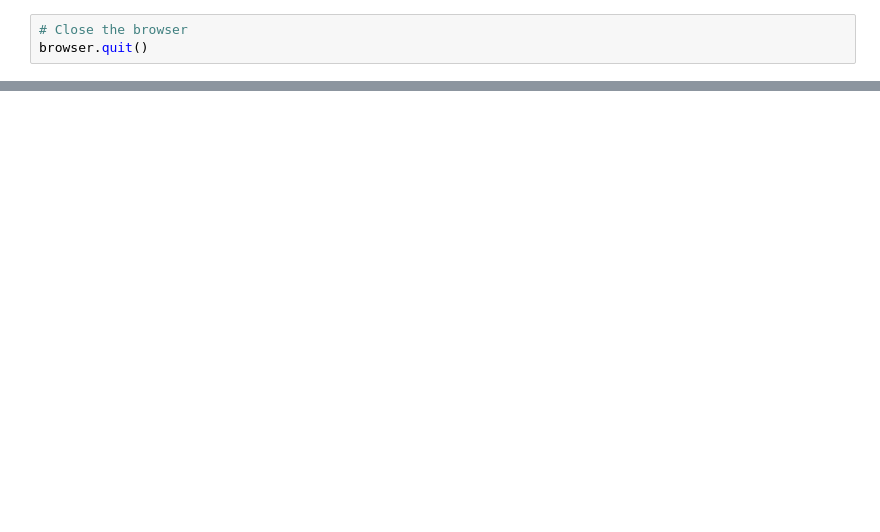
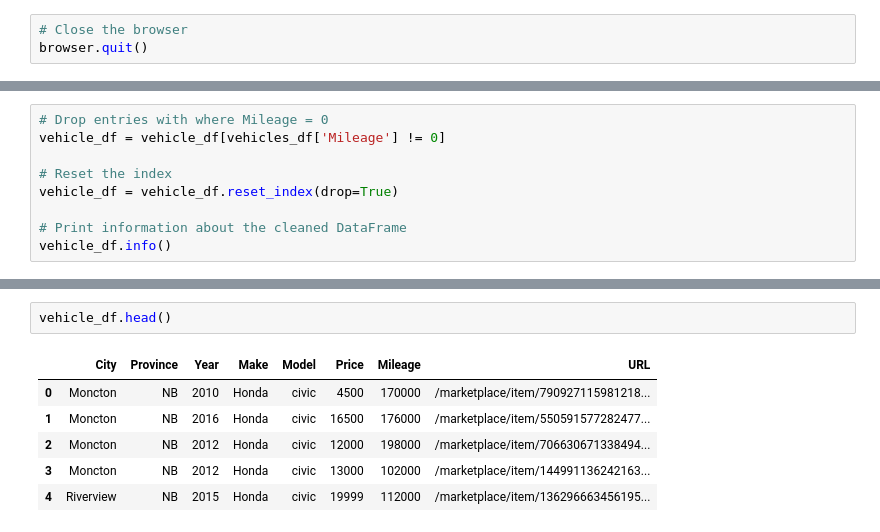
Before and after one commit to pietrostolf/facebook-marketplace-scraping, a Jupyter notebook: Marketplace_Scraper_2.ipynb, the cells around one changed output, grey strips where cells are left out. Drawn from its saved outputs; the diff is of its cells as text; blank space fills up the shorter version.

```diff
--- a/Marketplace_Scraper_2.ipynb
+++ b/Marketplace_Scraper_2.ipynb
@@ -124,0 +282,9 @@ IndexError: list assignment index out of range
+# %%
+# Drop entries with where Mileage = 0
+vehicle_df = vehicle_df[vehicles_df['Mileage'] != 0]
+
+# Reset the index
+vehicle_df = vehicle_df.reset_index(drop=True)
+
+# Print information about the cleaned DataFrame
+vehicle_df.info()
@@ -124,0 +307,9 @@ IndexError: list assignment index out of range
+# %%
+vehicle_df.head()
+# %% [output]
+|  | City | Province | Year | Make | Model | Price | Mileage | URL |
+| 0 | Moncton | NB | 2010 | Honda | civic | 4500 | 170000 | /marketplace/item/790927115981218... |
+| 1 | Moncton | NB | 2016 | Honda | civic | 16500 | 176000 | /marketplace/item/550591577282477... |
+| 2 | Moncton | NB | 2012 | Honda | civic | 12000 | 198000 | /marketplace/item/706630671338494... |
+| 3 | Moncton | NB | 2012 | Honda | civic | 13000 | 102000 | /marketplace/item/144991136242163... |
+| 4 | Riverview | NB | 2015 | Honda | civic | 19999 | 112000 | /marketplace/item/136296663456195... |
```
Also changed, not shown: parts of 17 cells of this notebook, 2 other files.
